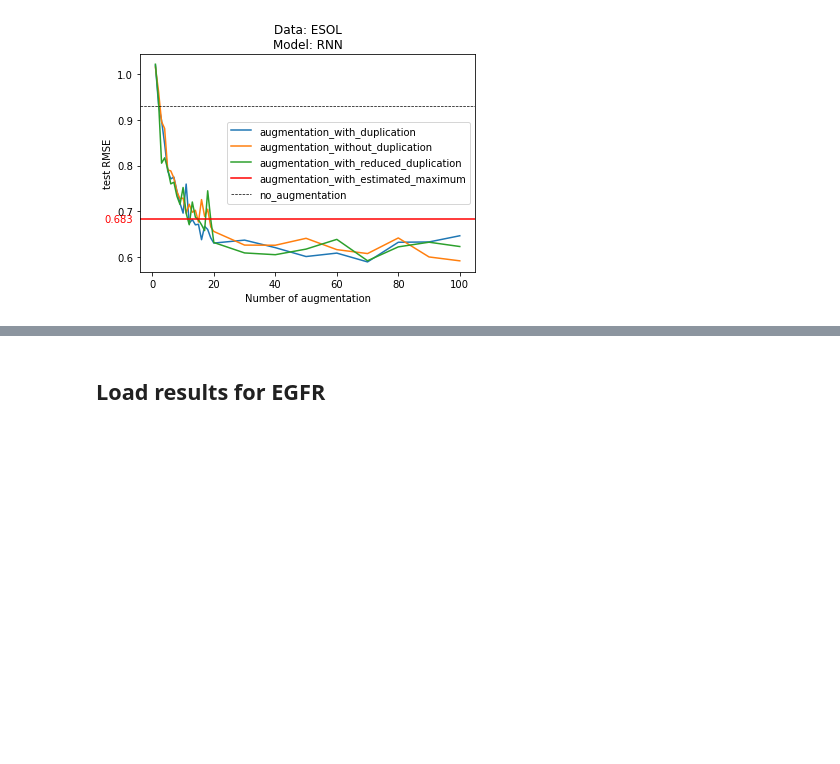
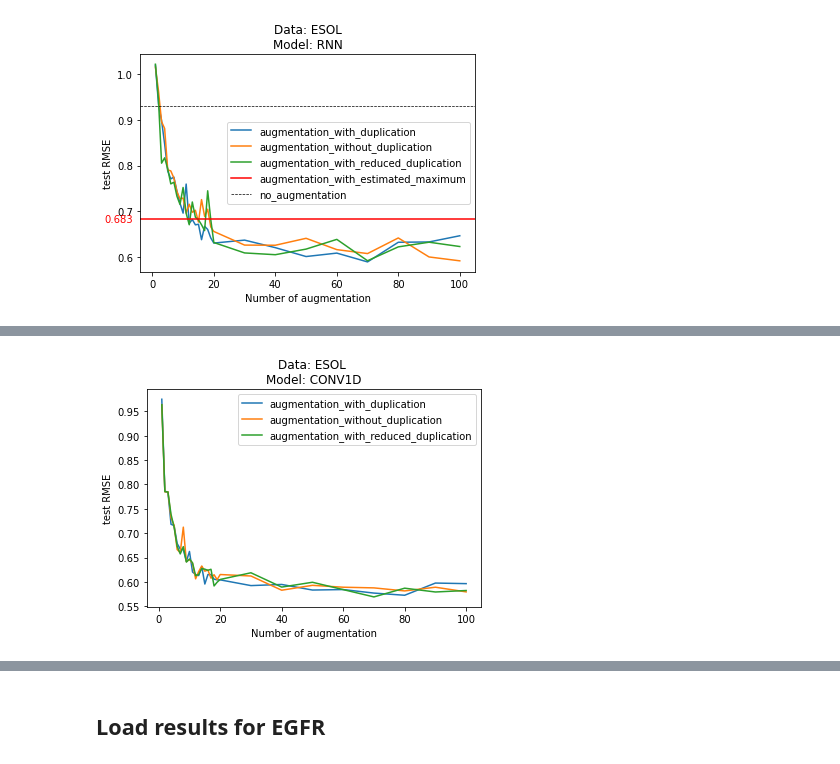
Before and after one commit to volkamerlab/maxsmi, a Jupyter notebook: maxsmi/results_tables.ipynb, the cells around one changed output, grey strips where cells are left out. Saved outputs shown, nothing was run; the diff lists cells and outputs as text; code cells hidden in the pictures; blank space fills up the shorter version.

```diff
--- a/maxsmi/results_tables.ipynb
+++ b/maxsmi/results_tables.ipynb
@@ -489,0 +642,4 @@ plot_metric_for_strategy("rmse",
+# %%
+plot_single("rmse", "test", full_grid, "ESOL", "CONV1D")
+# %% [output]
+[figure, added]
```
Also changed, not shown: parts of 6 cells of this notebook.
